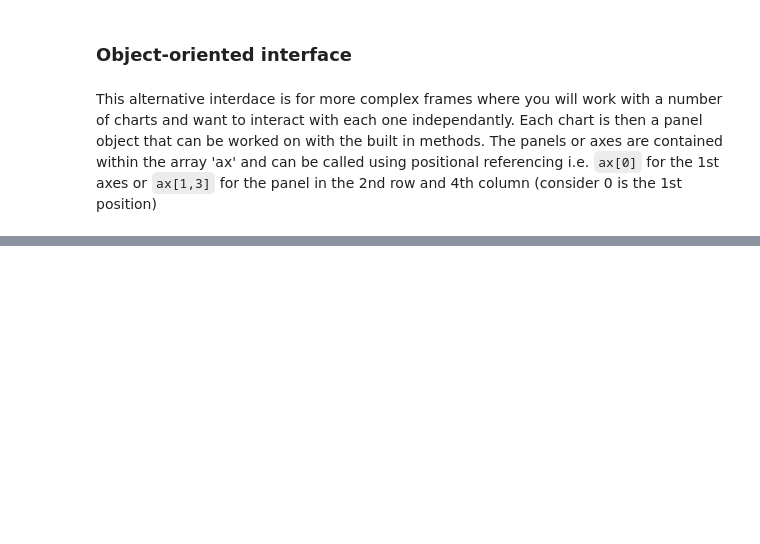
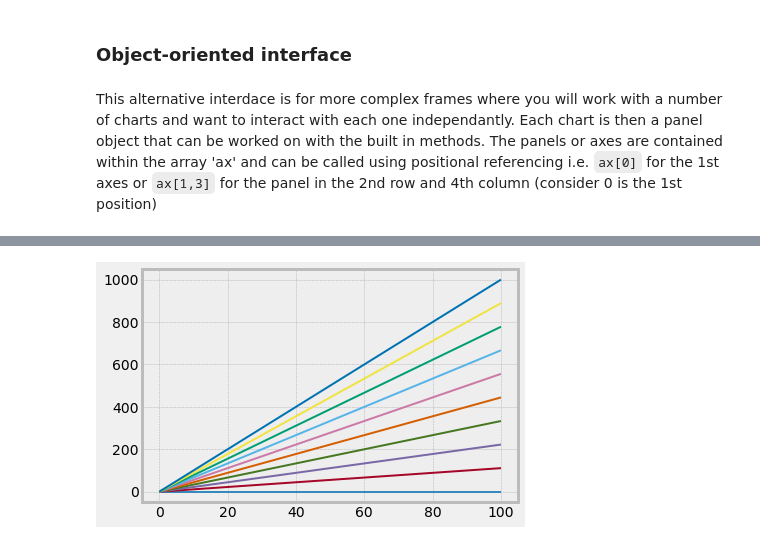
Before and after one commit to SabrinaPau/05_intro-matplotlib, a Jupyter notebook: notebooks/intro_to_matplotlib.ipynb, the cells around one changed output, grey strips where cells are left out. Drawn from its saved outputs; the diff is of its cells as text; code cells hidden in the pictures; blank space fills up the shorter version.

```diff
--- a/notebooks/intro_to_matplotlib.ipynb
+++ b/notebooks/intro_to_matplotlib.ipynb
@@ -171,0 +182,8 @@ ax[1].set_title('Ski Slope');
+# %%
+plt.style.use('bmh')
+N = 10
+x = np.linspace(0, 100, 100)
+for n in np.linspace(0, N, N):
+    plt.plot(x, n * x)
+# %% [output]
+[figure, added]
```
Also changed, not shown: parts of 18 cells of this notebook.
